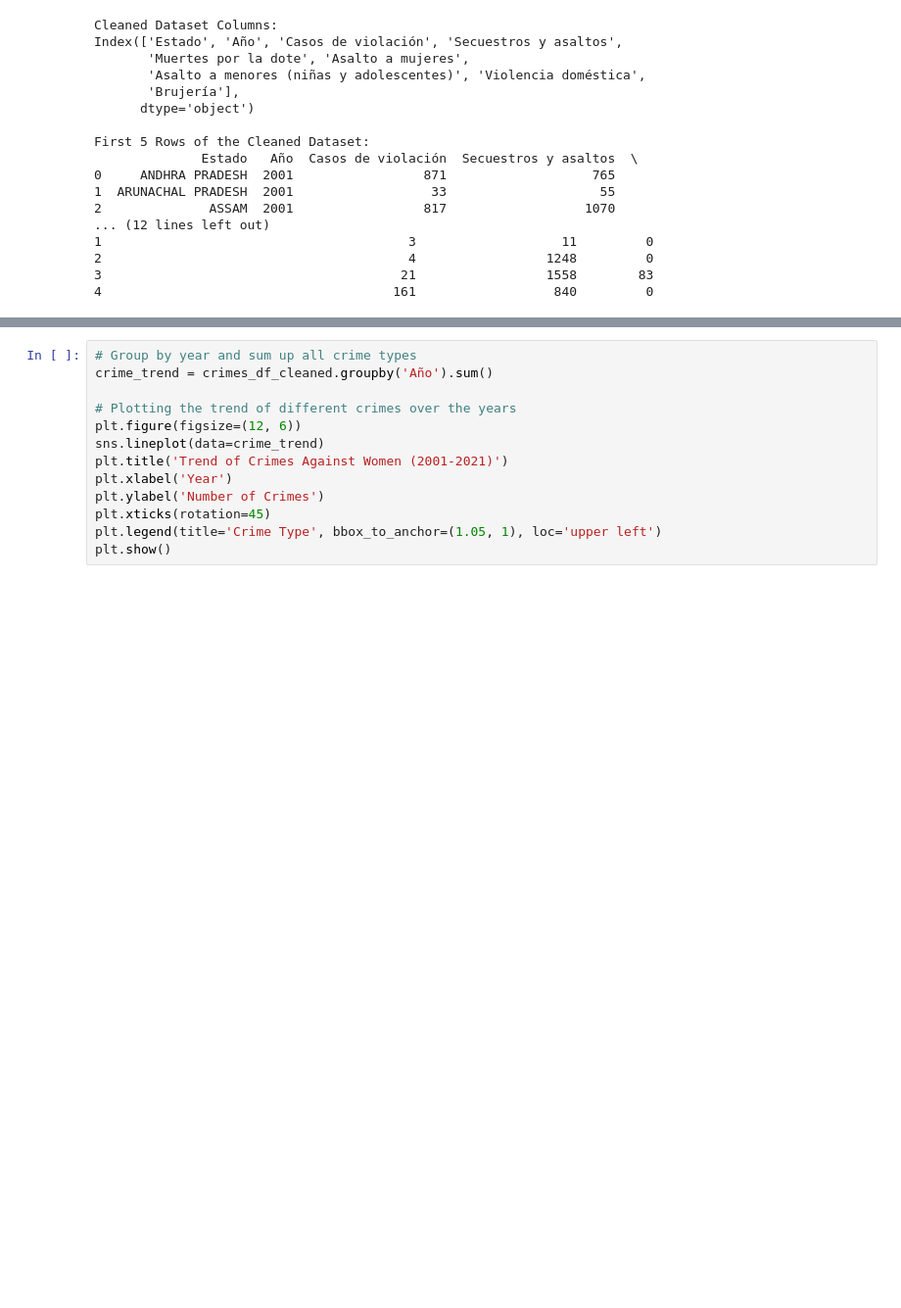
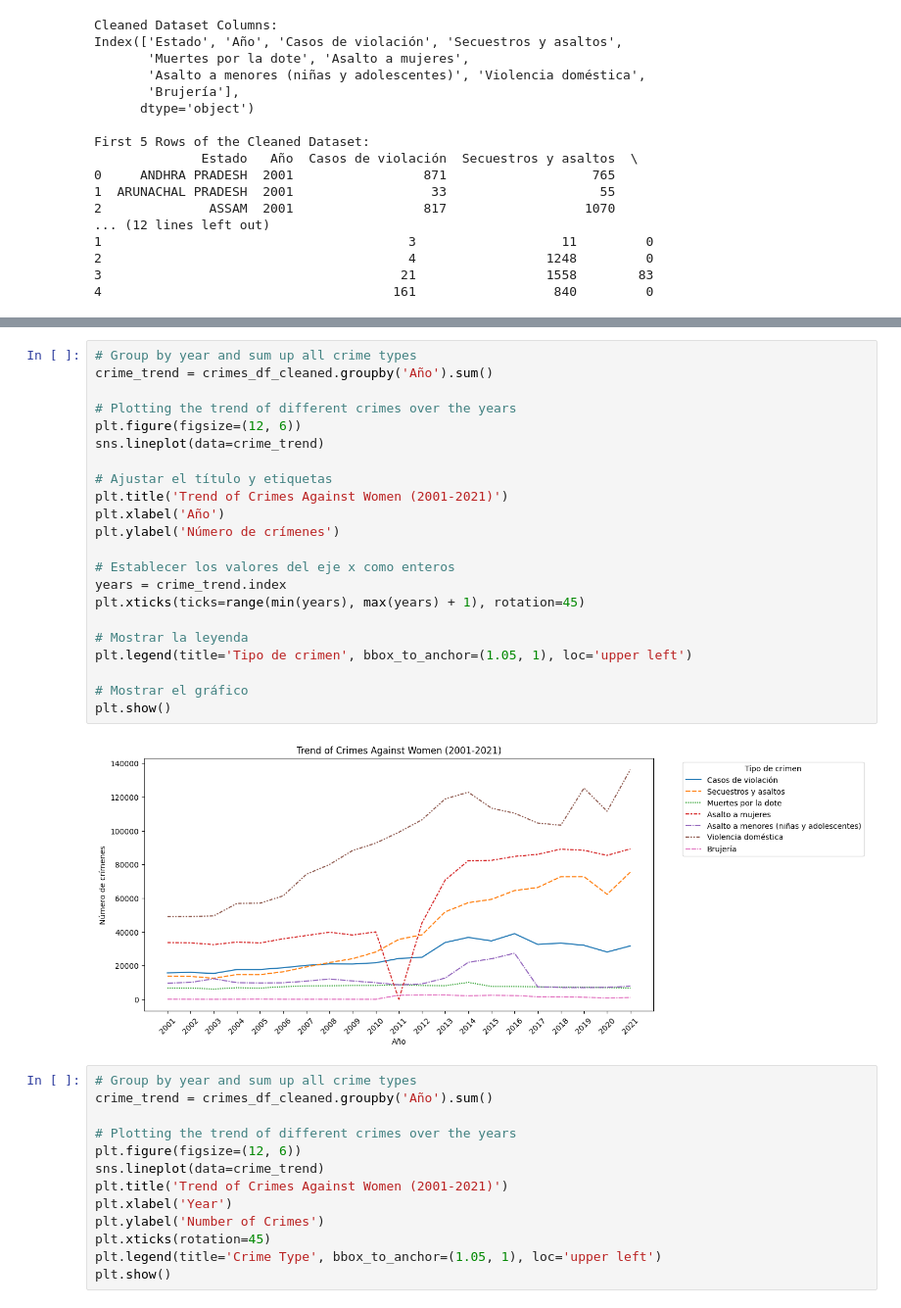
Before and after one commit to Esme-Sanc/proyecto1, a Jupyter notebook: main.ipynb, the cells around one changed output, grey strips where cells are left out. Shown at 98% size. Drawn from its saved outputs; the diff is of its cells as text; blank space fills up the shorter version.

Commit message:
Update | Crime Women India

```diff
--- a/main.ipynb
+++ b/main.ipynb
@@ -211,3 +193,27 @@ plt.show()
+# %%
+# Group by year and sum up all crime types
+crime_trend = crimes_df_cleaned.groupby('Año').sum()
+
+# Plotting the trend of different crimes over the years
+plt.figure(figsize=(12, 6))
+sns.lineplot(data=crime_trend)
+
+# Ajustar el título y etiquetas
+plt.title('Trend of Crimes Against Women (2001-2021)')
+plt.xlabel('Año')
+plt.ylabel('Número de crímenes')
+
+# Establecer los valores del eje x como enteros
+years = crime_trend.index
+plt.xticks(ticks=range(min(years), max(years) + 1), rotation=45)
+
+# Mostrar la leyenda
+plt.legend(title='Tipo de crimen', bbox_to_anchor=(1.05, 1), loc='upper left')
+
+# Mostrar el gráfico
+plt.show()
+# %% [output]
+[figure, added]
 # %%
 # Group by year and sum up all crime types
 crime_trend = crimes_df_cleaned.groupby('Año').sum()
```
Also changed, not shown: parts of 6 cells of this notebook.
